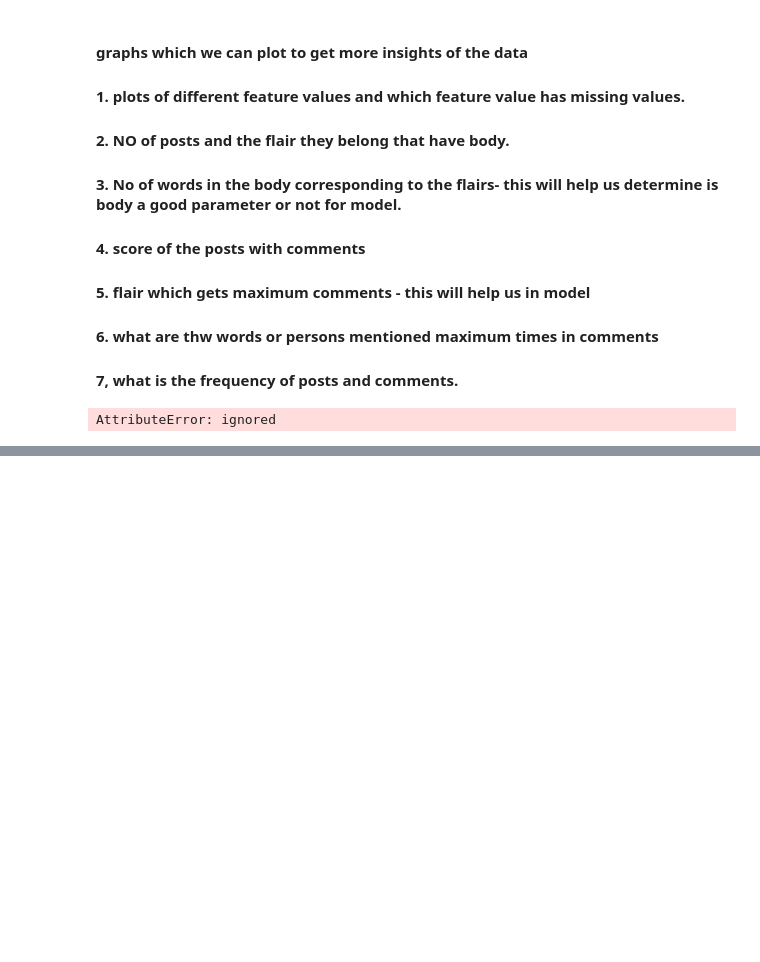
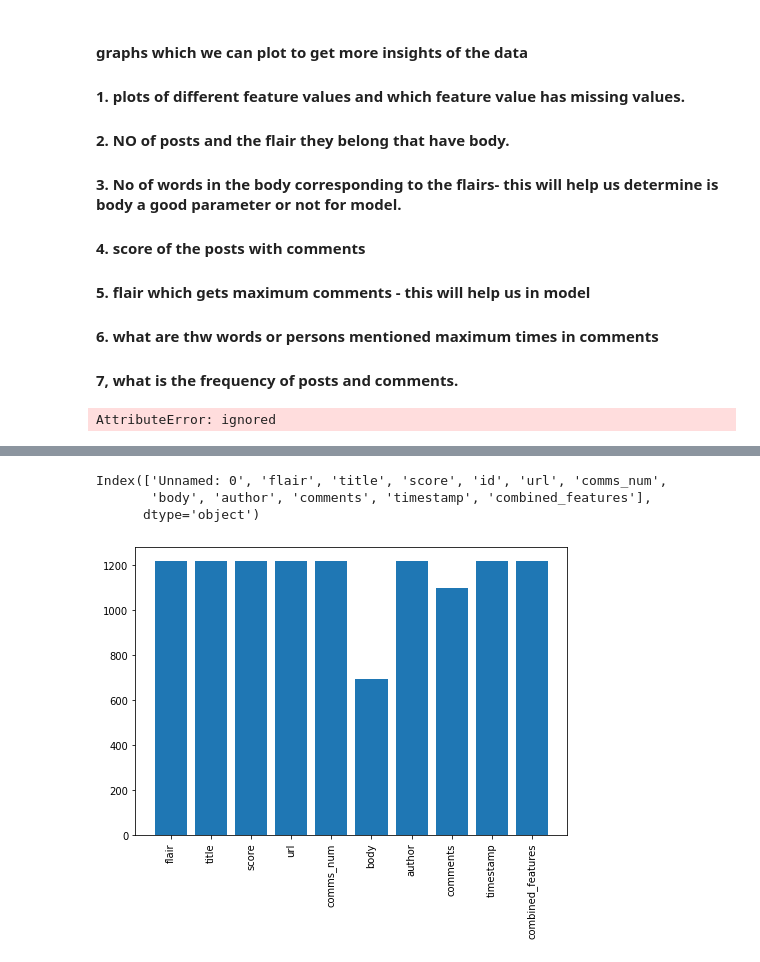
Before and after one commit to abhishek-parashar/Reddit-flair-detection, a Jupyter notebook: experiment_log_for_eda.ipynb, the cells around one changed output, grey strips where cells are left out. Drawn from its saved outputs; the diff is of its cells as text; code cells hidden in the pictures; blank space fills up the shorter version.

```diff
--- a/experiment_log_for_eda.ipynb
+++ b/experiment_log_for_eda.ipynb
@@ -219,0 +268,2 @@ AttributeError: ignored
+# %%
+data.drop('id',axis=1,inplace=True)
@@ -219,0 +274,23 @@ AttributeError: ignored
+# %%
+print(y)
+# %% [output]
+Index(['Unnamed: 0', 'flair', 'title', 'score', 'id', 'url', 'comms_num',
+       'body', 'author', 'comments', 'timestamp', 'combined_features'],
+      dtype='object')
+# %%
+data.drop('Unnamed: 0',axis=1,inplace=True)
+# %%
+y=data.columns
+# %%
+x=data.count()
+# %%
+fig = plt.figure()
+ax = fig.add_axes([0,0,1,1])
+features = y
+values = x
+ax.bar(y,x)
+plt.xticks(rotation=90)
+plt.savefig('value.png', dpi=300, bbox_inches='tight')
+plt.show()
+# %% [output]
+[figure, added]
```
Also changed, not shown: parts of 9 cells of this notebook.
